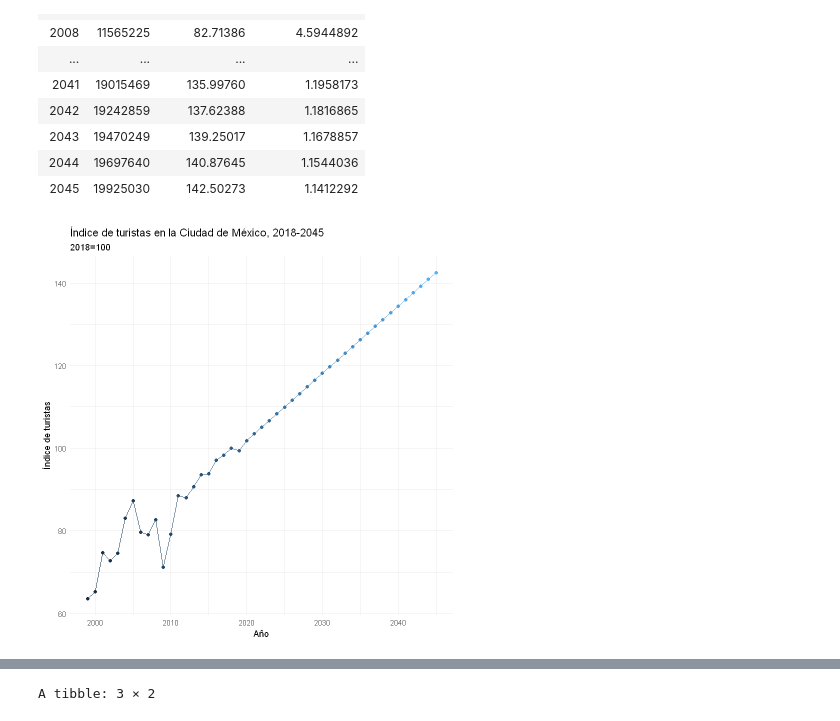
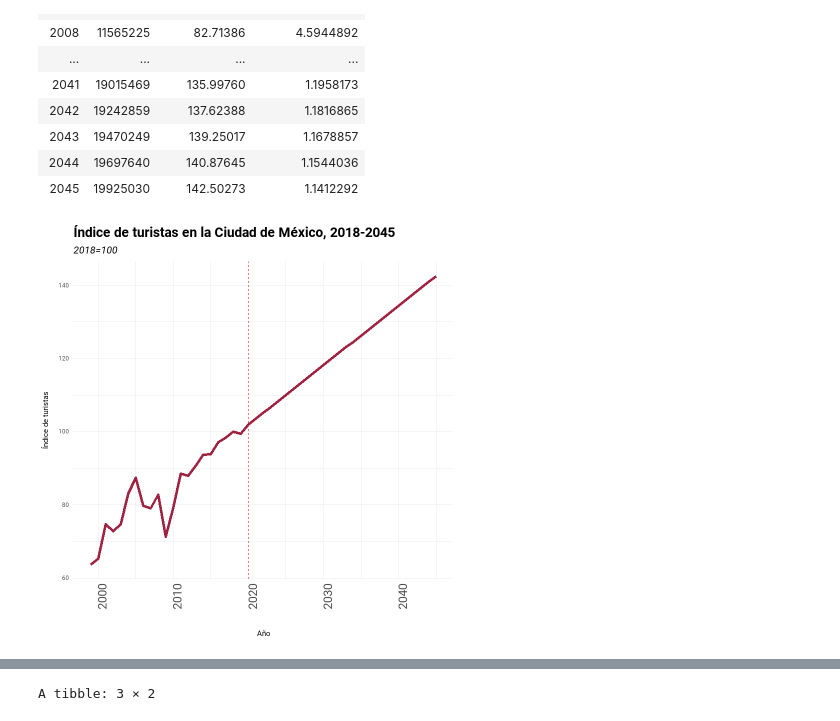
Before and after one commit to cpyp-ipdp/pgd_cdmx, a Jupyter notebook: indicadores/turismo/indicadores_turismo_pgd.ipynb, the cells around one changed output, grey strips where cells are left out. Cells and saved outputs as stored; diff of their text form; code cells hidden in the pictures.

```diff
--- a/indicadores/turismo/indicadores_turismo_pgd.ipynb
+++ b/indicadores/turismo/indicadores_turismo_pgd.ipynb
@@ -135,11 +138,23 @@ A tibble: 47 × 4
 # %%
 # Plotear índice de turistas
 turistas_extended%>%
-ggplot(aes(x=anio, y=turistas_index, color=anio))+
-geom_line()+geom_point()+
+ggplot(aes(x=anio, y=turistas_index))+
+geom_line(color="#9f2241",linewidth=1.5)+
+geom_vline(xintercept = c(2020), linetype = "dashed", color = "red")+
 labs(title="Índice de turistas en la Ciudad de México, 2018-2045",x="Año",y="Índice de turistas",
 subtitle="2018=100")+
 theme_minimal()+
-theme(legend.position = "none")
+    theme(
+      plot.title = element_text(hjust = 0, size=20, face="bold"),
+      plot.subtitle = element_text(hjust = 0, size=15, face="italic"),
+      plot.caption = element_text(hjust = 0, size=10),
+      legend.position = "None",
+      legend.text = element_text(size=18),
+      axis.text.x = element_text(angle = 90, hjust = 1, size=18),
+      legend.title = element_text(size=18),
+      text = element_text(family="rob")
+    )
+
+  ggsave("indice_turistas.png", width = 10, height = 6, dpi = 100,bg="white")
 # %% [output]
-[figure, old version]
+[figure, new version]
```
Also changed, not shown: parts of 15 cells of this notebook.
